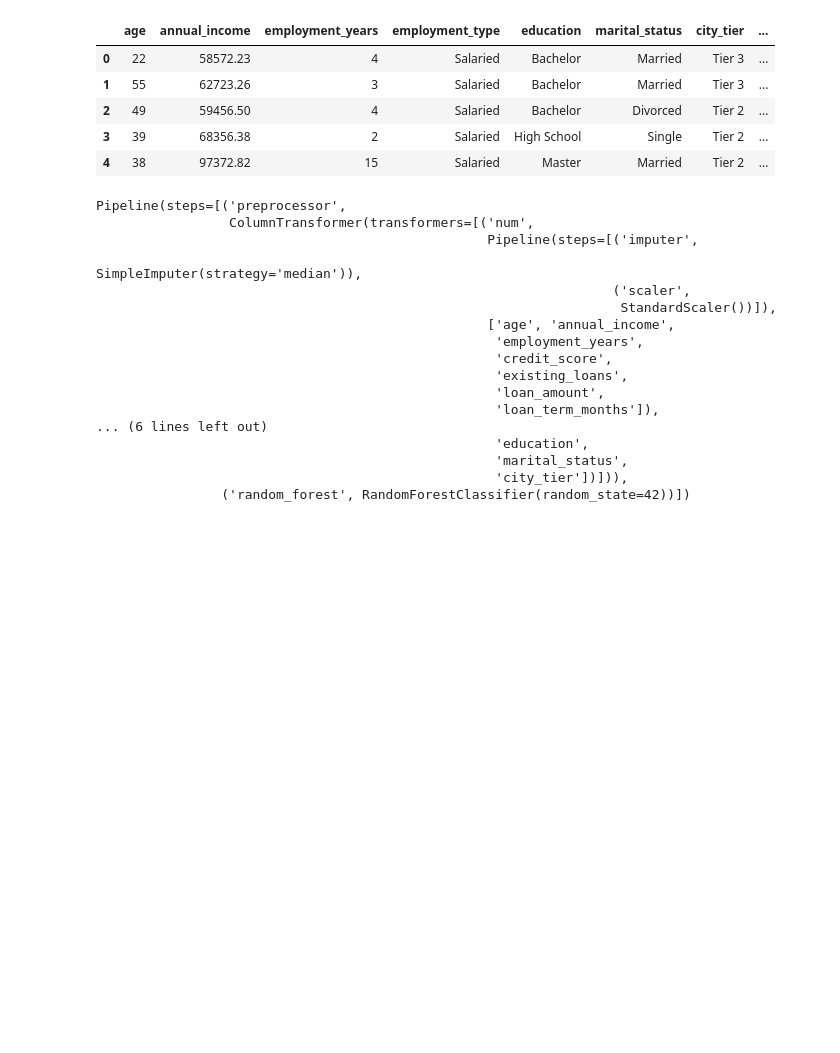
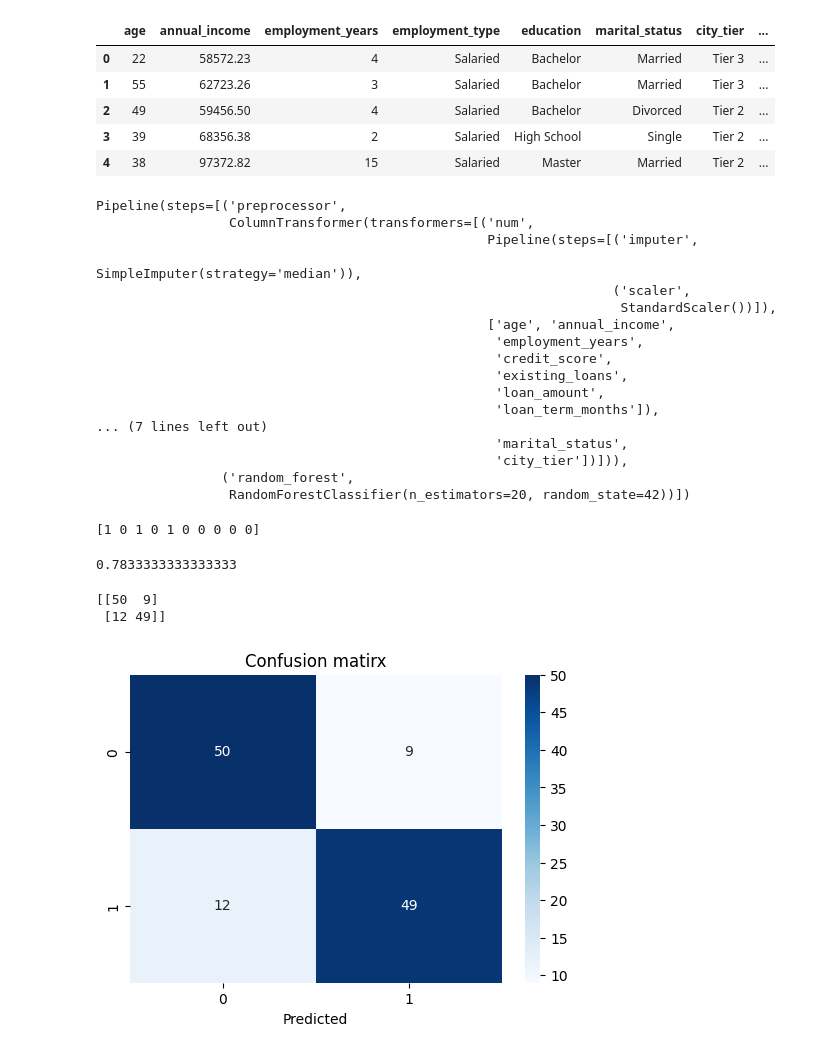
Before and after one commit to Manawariqbal/Data-science-code, a Jupyter notebook: Random_Forest_Implemenation.ipynb, the cells around one changed output. Cells and saved outputs as stored; diff of their text form; code cells hidden in the pictures; blank space fills up the shorter version.

```diff
--- a/Random_Forest_Implemenation.ipynb
+++ b/Random_Forest_Implemenation.ipynb
@@ -306,7 +306,7 @@ X.head()
 # %%
 # Create your model
 rf_model=RandomForestClassifier(
-    n_estimators=100,
+    n_estimators=20,
     random_state=42
 )
 # %%
@@ -340,8 +340,52 @@ Pipeline(steps=[('preprocessor',
                                                    'existing_loans',
                                                    'loan_amount',
                                                    'loan_term_months']),
-... (6 lines left out)
-                                                   'education',
+... (7 lines left out)
                                                    'marital_status',
                                                    'city_tier'])])),
-                ('random_forest', RandomForestClassifier(random_state=42))])
+                ('random_forest',
+                 RandomForestClassifier(n_estimators=20, random_state=42))])
+# %%
+#Make prediction
+y_pred=model.predict(X_test)
+print(y_pred[:10])
+accuracy=accuracy_score(
+    y_test,
+    y_pred
+)
+accuracy
+# %% [output]
+[1 0 1 0 1 0 0 0 0 0]
+0.7833333333333333
+# %%
+#Evaluate the model
+accuracy=accuracy_score(
+    y_test,
+    y_pred
+)
+accuracy
+
+
+cm=confusion_matrix(y_test,
+                    y_pred)
+print(cm)
+# %% [output]
+[[50  9]
+ [12 49]]
+# %%
+#visualize
+plt.figure(figsize=(6,4))
+sns.heatmap(
+
+            cm,
+            annot=True,
+            fmt="d",
+            cmap="Blues"
+
+)
+plt.xlabel("Predicted")
+plt.ylabel=("Actual")
+plt.title("Confusion matirx")
+plt.show()
+# %% [output]
+[figure, added]
```
Also changed, not shown: parts of 3 cells of this notebook.
